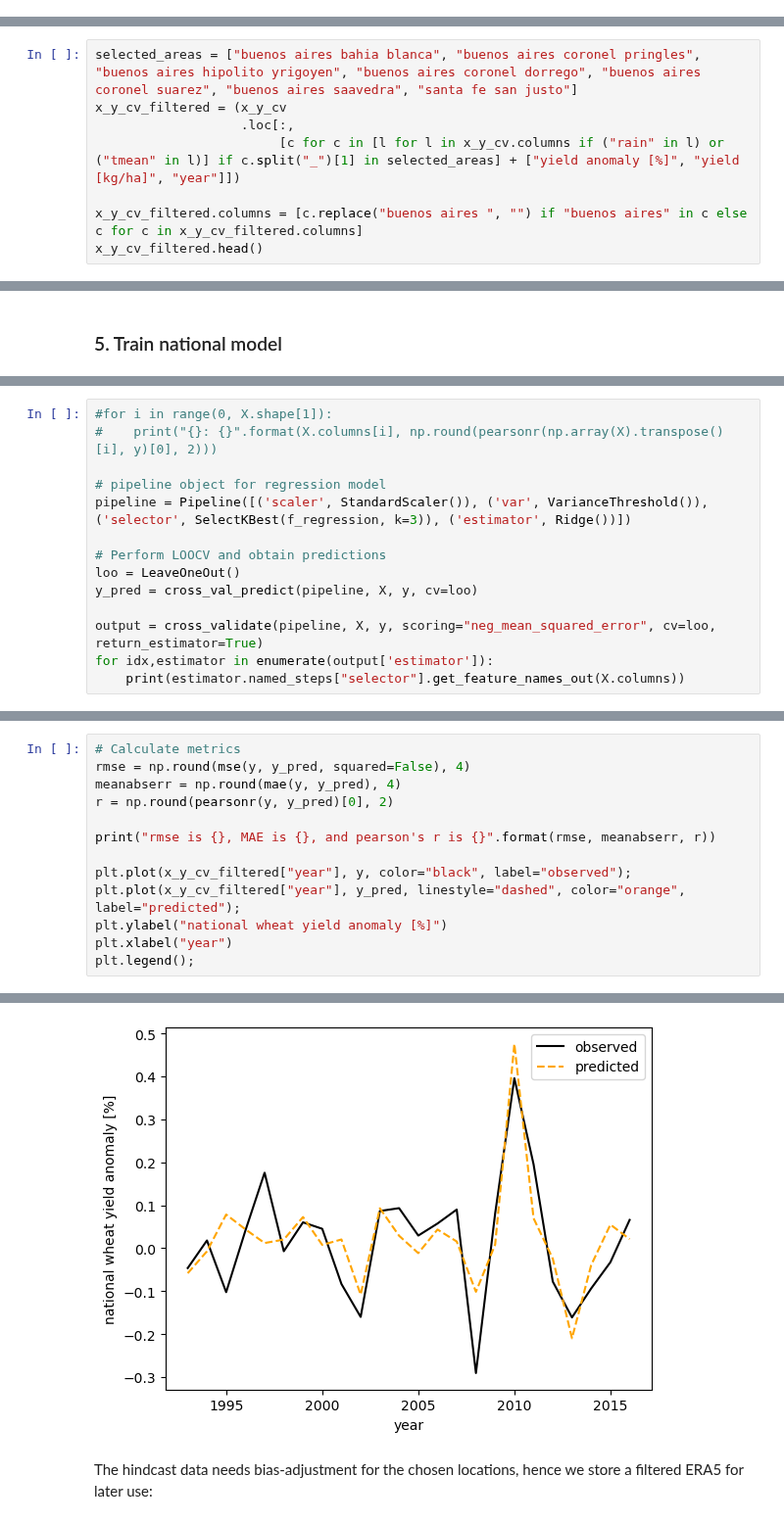
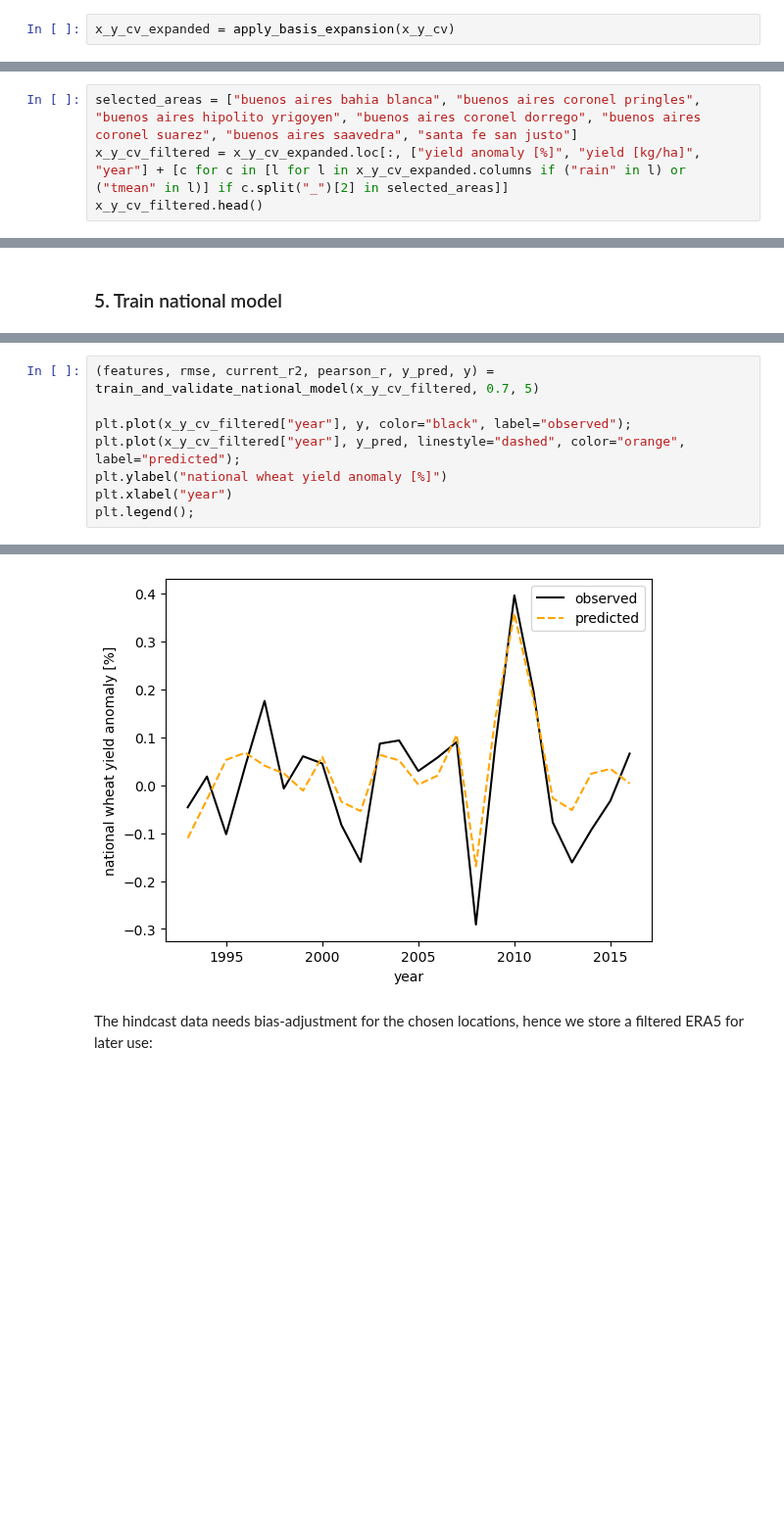
Before and after one commit to mzachow/wheat-yield-forecast-argentina, a Jupyter notebook: 3_train_model.ipynb, the cells around one changed output, grey strips where cells are left out. Shown at 98% size. Cells and saved outputs as stored; diff of their text form; blank space fills up the shorter version.

Commit message:
improved logic of feat. selection + VIF detection

```diff
--- a/3_train_model.ipynb
+++ b/3_train_model.ipynb
@@ -87,3 +134,5 @@ plt.show()
+# %%
+x_y_cv_expanded = apply_basis_expansion(x_y_cv)
 # %% [markdown]
 ### 3. Identify relevant locations for weather features
 
@@ -165,9 +198,5 @@ rmse is 11.6, MAE is 9.0, and pearson's r is 0.51 for area buenos aires saavedra
 # %%
 selected_areas = ["buenos aires bahia blanca", "buenos aires coronel pringles", "buenos aires hipolito yrigoyen", "buenos aires coronel dorrego", "buenos aires coronel suarez", "buenos aires saavedra", "santa fe san justo"]
-x_y_cv_filtered = (x_y_cv
-                   .loc[:,
-                        [c for c in [l for l in x_y_cv.columns if ("rain" in l) or ("tmean" in l)] if c.split("_")[1] in selected_areas] + ["yield anomaly [%]", "yield [kg/ha]", "year"]])
-
-x_y_cv_filtered.columns = [c.replace("buenos aires ", "") if "buenos aires" in c else c for c in x_y_cv_filtered.columns]
+x_y_cv_filtered = x_y_cv_expanded.loc[:, ["yield anomaly [%]", "yield [kg/ha]", "year"] + [c for c in [l for l in x_y_cv_expanded.columns if ("rain" in l) or ("tmean" in l)] if c.split("_")[2] in selected_areas]]
 x_y_cv_filtered.head()
 # %% [output]
@@ -248,14 +211,0 @@ dtype: float64
-# %%
-#for i in range(0, X.shape[1]):
-#    print("{}: {}".format(X.columns[i], np.round(pearsonr(np.array(X).transpose()[i], y)[0], 2)))
-
-# pipeline object for regression model
-pipeline = Pipeline([('scaler', StandardScaler()), ('var', VarianceThreshold()), ('selector', SelectKBest(f_regression, k=3)), ('estimator', Ridge())])
-
-# Perform LOOCV and obtain predictions
-loo = LeaveOneOut()
-y_pred = cross_val_predict(pipeline, X, y, cv=loo)
-
-output = cross_validate(pipeline, X, y, scoring="neg_mean_squared_error", cv=loo, return_estimator=True)
-for idx,estimator in enumerate(output['estimator']):
-    print(estimator.named_steps["selector"].get_feature_names_out(X.columns))
@@ -280,10 +298,5 @@ for idx,estimator in enumerate(output['estimator']):
 # %%
-# Calculate metrics
-rmse = np.round(mse(y, y_pred, squared=False), 4)
-meanabserr = np.round(mae(y, y_pred), 4)
-r = np.round(pearsonr(y, y_pred)[0], 2)
-
-print("rmse is {}, MAE is {}, and pearson's r is {}".format(rmse, meanabserr, r))
+(features, rmse, current_r2, pearson_r, y_pred, y) = train_and_validate_national_model(x_y_cv_filtered, 0.7, 5)
 
 plt.plot(x_y_cv_filtered["year"], y, color="black", label="observed");
 plt.plot(x_y_cv_filtered["year"], y_pred, linestyle="dashed", color="orange", label="predicted");
@@ -295,4 +307,4 @@ rmse is 0.0838, MAE is 0.0656, and pearson's r is 0.79
-[figure, old version]
+[figure, new version]
 # %% [markdown]
 The hindcast data needs bias-adjustment for the chosen locations, hence we store a filtered ERA5 for later use:
 # %%
```
Also changed, not shown: parts of 33 cells of this notebook.
